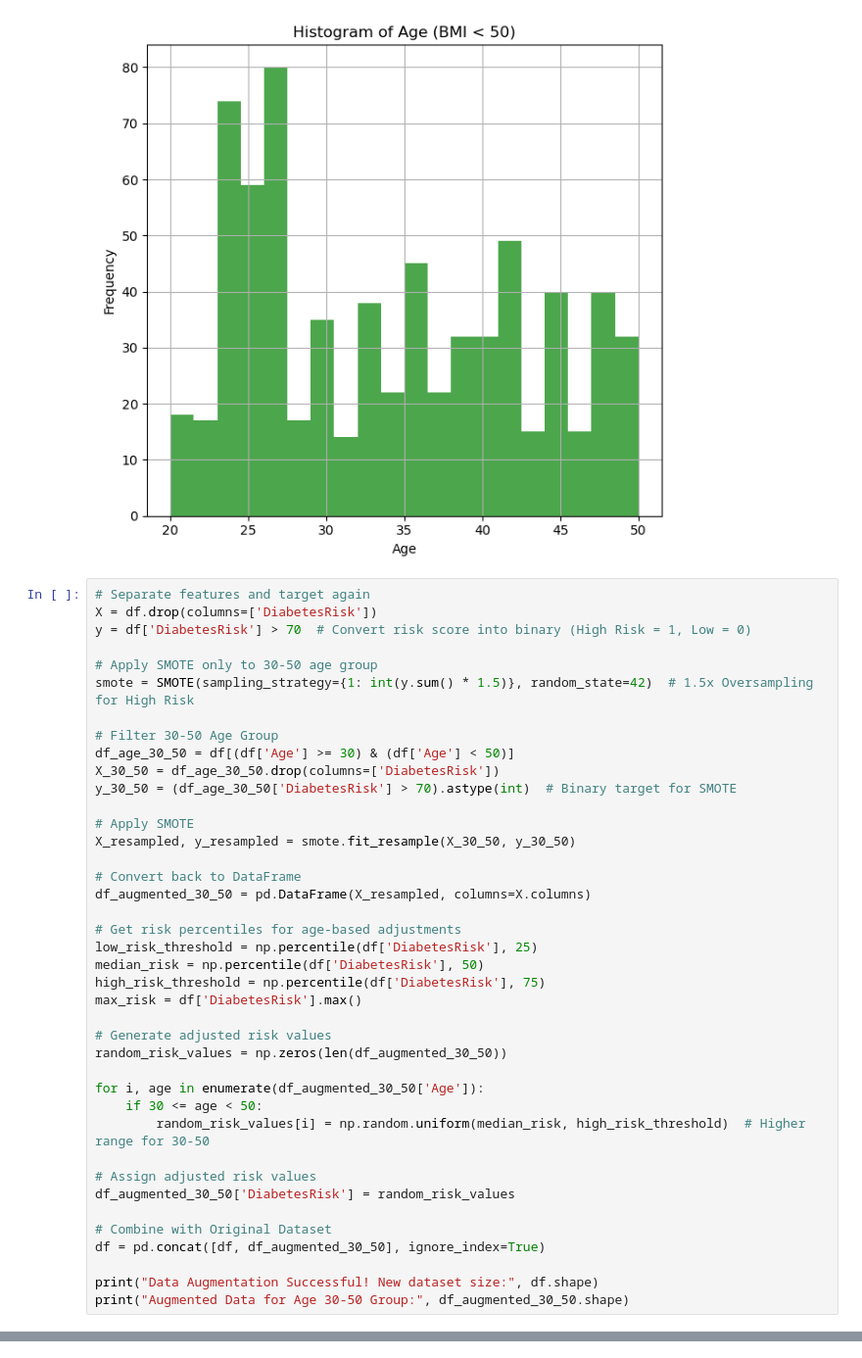
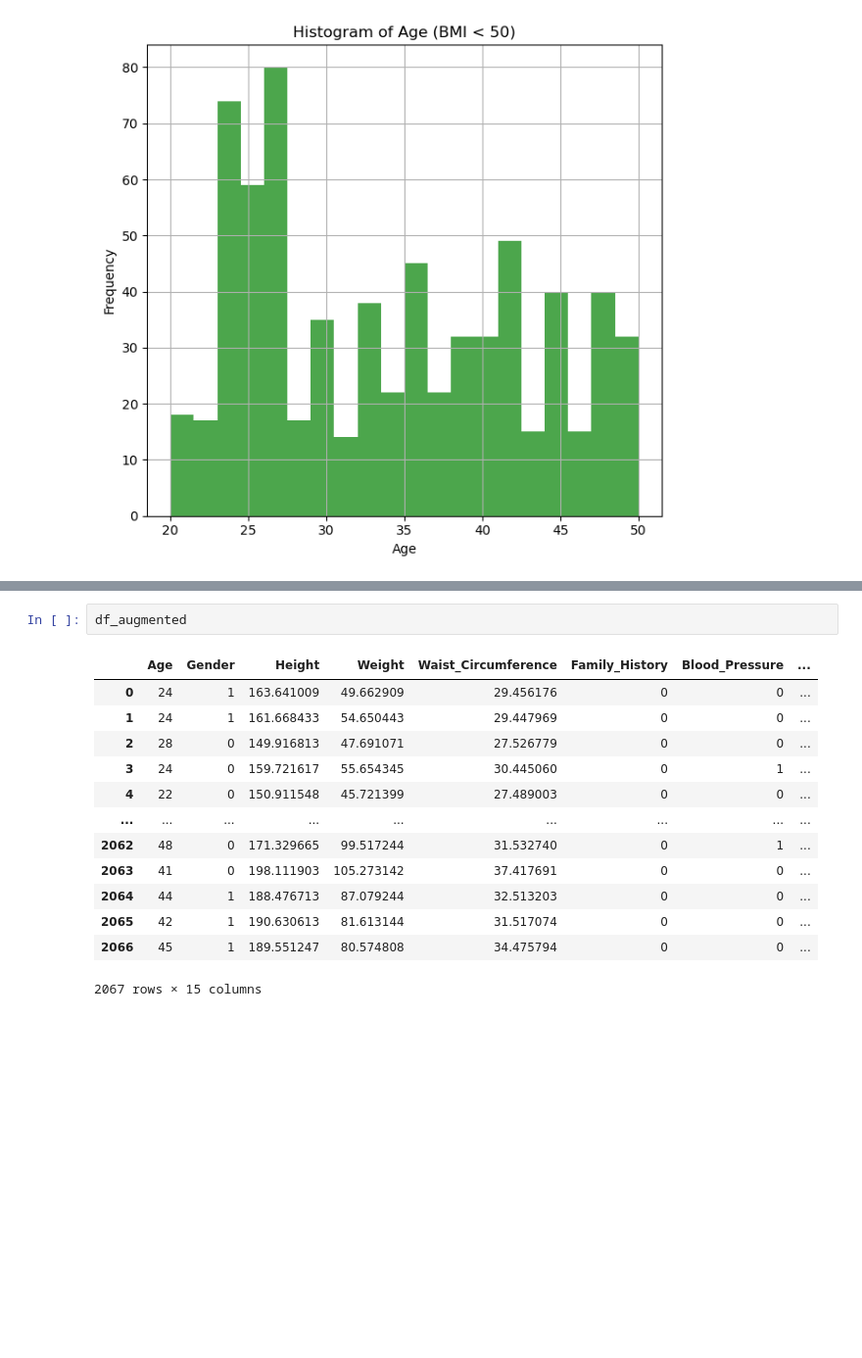
Before and after one commit to IsHaNinfo/FYP_Diabetic_Prediction_Recomandations, a Jupyter notebook: notebook/NoteBooks/Diabetic_Risk_Predictions/EDA_Diaetic_Risk_Prediction.ipynb, the cells around one changed output, grey strips where cells are left out. Shown at 98% size. Drawn from its saved outputs; the diff is of its cells as text; blank space fills up the shorter version.

```diff
--- a/notebook/NoteBooks/Diabetic_Risk_Predictions/EDA_Diaetic_Risk_Prediction.ipynb
+++ b/notebook/NoteBooks/Diabetic_Risk_Predictions/EDA_Diaetic_Risk_Prediction.ipynb
@@ -437,43 +433,3 @@ plt.tight_layout()
 plt.show()
 # %% [output]
 [figure]
-# %%
-# Separate features and target again
-X = df.drop(columns=['DiabetesRisk'])
-y = df['DiabetesRisk'] > 70  # Convert risk score into binary (High Risk = 1, Low = 0)
-
-# Apply SMOTE only to 30-50 age group
-smote = SMOTE(sampling_strategy={1: int(y.sum() * 1.5)}, random_state=42)  # 1.5x Oversampling for High Risk
-
-# Filter 30-50 Age Group
-df_age_30_50 = df[(df['Age'] >= 30) & (df['Age'] < 50)]
-X_30_50 = df_age_30_50.drop(columns=['DiabetesRisk'])
-y_30_50 = (df_age_30_50['DiabetesRisk'] > 70).astype(int)  # Binary target for SMOTE
-
-# Apply SMOTE
-X_resampled, y_resampled = smote.fit_resample(X_30_50, y_30_50)
-
-# Convert back to DataFrame
-df_augmented_30_50 = pd.DataFrame(X_resampled, columns=X.columns)
-
-# Get risk percentiles for age-based adjustments
-low_risk_threshold = np.percentile(df['DiabetesRisk'], 25)
-median_risk = np.percentile(df['DiabetesRisk'], 50)
-high_risk_threshold = np.percentile(df['DiabetesRisk'], 75)
-max_risk = df['DiabetesRisk'].max()
-
-# Generate adjusted risk values
-random_risk_values = np.zeros(len(df_augmented_30_50))
-
-for i, age in enumerate(df_augmented_30_50['Age']):
-    if 30 <= age < 50:
-        random_risk_values[i] = np.random.uniform(median_risk, high_risk_threshold)  # Higher range for 30-50
-
-# Assign adjusted risk values
-df_augmented_30_50['DiabetesRisk'] = random_risk_values
-
-# Combine with Original Dataset
-df = pd.concat([df, df_augmented_30_50], ignore_index=True)
-
-print("Data Augmentation Successful! New dataset size:", df.shape)
-print("Augmented Data for Age 30-50 Group:", df_augmented_30_50.shape)
@@ -492 +521,17 @@ df.head()
+# %%
+df_augmented
+# %% [output]
+|  | Age | Gender | Height | Weight | Waist_Circumference | Family_History | Blood_Pressure | ... |
+| 0 | 24 | 1 | 163.641009 | 49.662909 | 29.456176 | 0 | 0 | ... |
+| 1 | 24 | 1 | 161.668433 | 54.650443 | 29.447969 | 0 | 0 | ... |
+| 2 | 28 | 0 | 149.916813 | 47.691071 | 27.526779 | 0 | 0 | ... |
+| 3 | 24 | 0 | 159.721617 | 55.654345 | 30.445060 | 0 | 1 | ... |
+| 4 | 22 | 0 | 150.911548 | 45.721399 | 27.489003 | 0 | 0 | ... |
+| ... | ... | ... | ... | ... | ... | ... | ... | ... |
+| 2062 | 48 | 0 | 171.329665 | 99.517244 | 31.532740 | 0 | 1 | ... |
+| 2063 | 41 | 0 | 198.111903 | 105.273142 | 37.417691 | 0 | 0 | ... |
+| 2064 | 44 | 1 | 188.476713 | 87.079244 | 32.513203 | 0 | 0 | ... |
+| 2065 | 42 | 1 | 190.630613 | 81.613144 | 31.517074 | 0 | 0 | ... |
+| 2066 | 45 | 1 | 189.551247 | 80.574808 | 34.475794 | 0 | 0 | ... |
+2067 rows × 15 columns
 # %%
```
Also changed, not shown: parts of 15 cells of this notebook, 7 other files.
